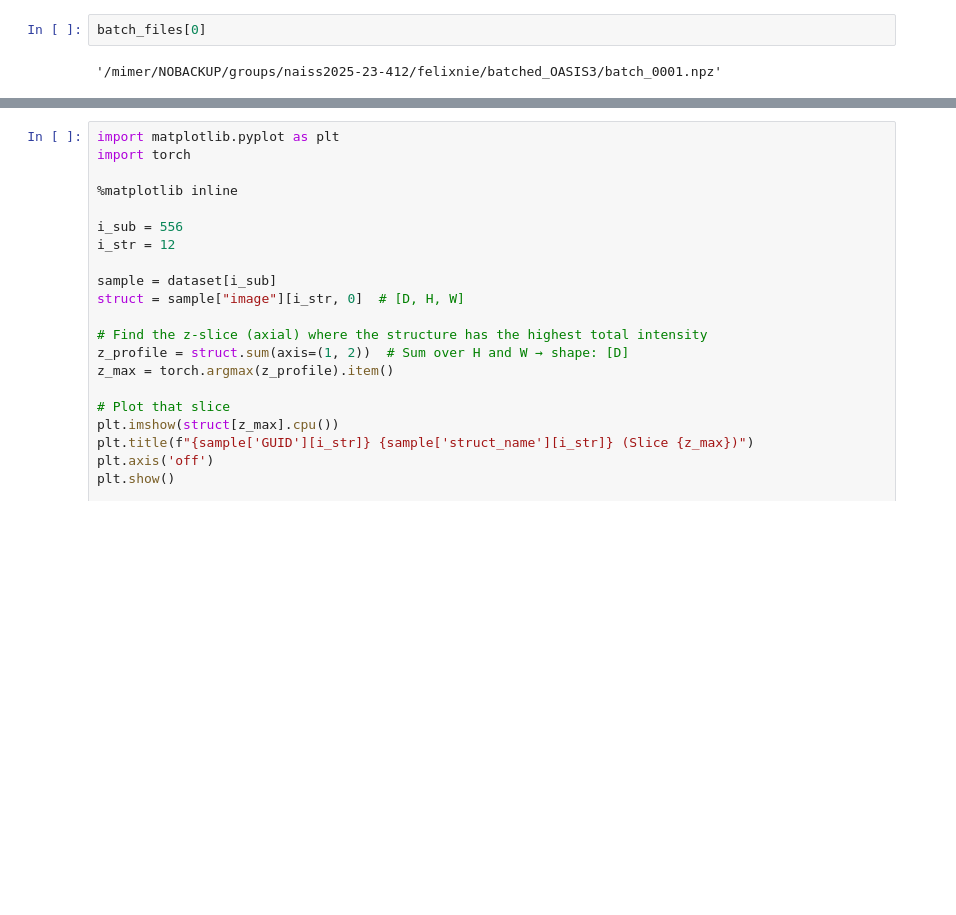
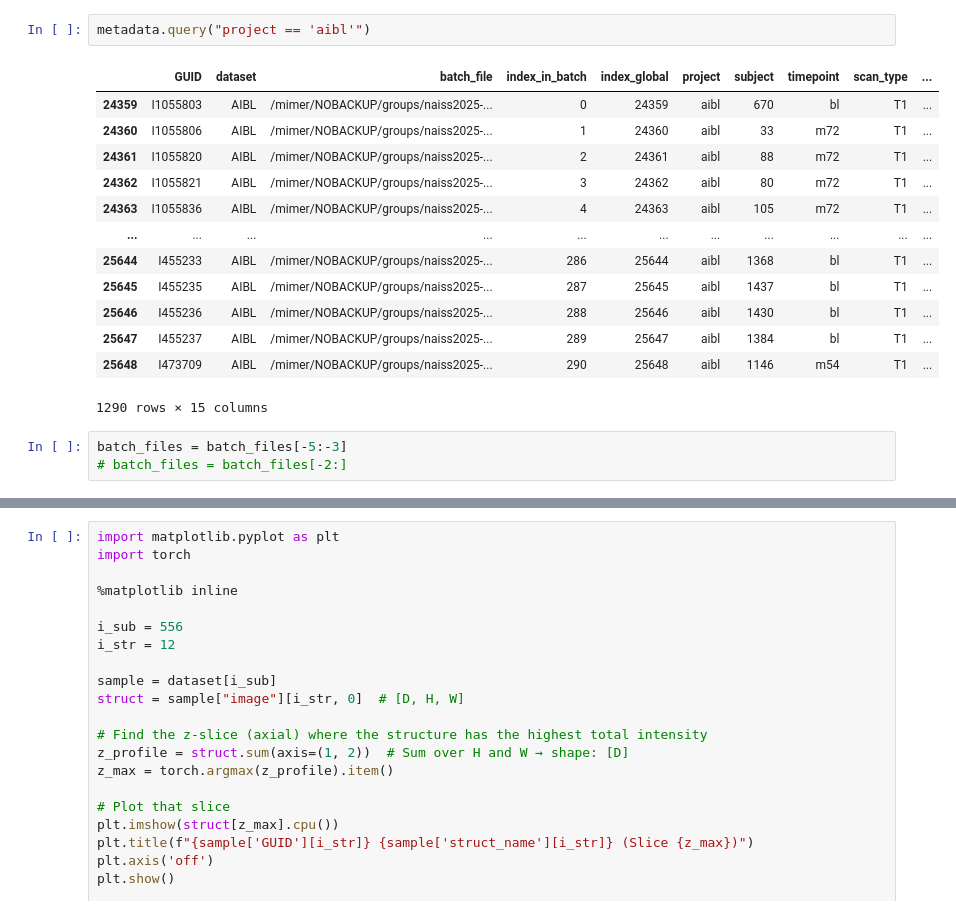
Before and after one commit to minnelab/NeuroCBIR, a Jupyter notebook: notebooks/for_testing.ipynb, the cells around one changed output, grey strips where cells are left out. Saved outputs shown, nothing was run; the diff lists cells and outputs as text; blank space fills up the shorter version.

```diff
--- a/notebooks/for_testing.ipynb
+++ b/notebooks/for_testing.ipynb
@@ -50,4 +51,19 @@ METADATA: Remaining rows: 23652
+# %%
+metadata.query("project == 'aibl'")
+# %% [output]
+|  | GUID | dataset | batch_file | index_in_batch | index_global | project | subject | timepoint | scan_type | ... |
+| 24359 | I1055803 | AIBL | /mimer/NOBACKUP/groups/naiss2025-... | 0 | 24359 | aibl | 670 | bl | T1 | ... |
+| 24360 | I1055806 | AIBL | /mimer/NOBACKUP/groups/naiss2025-... | 1 | 24360 | aibl | 33 | m72 | T1 | ... |
+| 24361 | I1055820 | AIBL | /mimer/NOBACKUP/groups/naiss2025-... | 2 | 24361 | aibl | 88 | m72 | T1 | ... |
+| 24362 | I1055821 | AIBL | /mimer/NOBACKUP/groups/naiss2025-... | 3 | 24362 | aibl | 80 | m72 | T1 | ... |
+| 24363 | I1055836 | AIBL | /mimer/NOBACKUP/groups/naiss2025-... | 4 | 24363 | aibl | 105 | m72 | T1 | ... |
+| ... | ... | ... | ... | ... | ... | ... | ... | ... | ... | ... |
+| 25644 | I455233 | AIBL | /mimer/NOBACKUP/groups/naiss2025-... | 286 | 25644 | aibl | 1368 | bl | T1 | ... |
+| 25645 | I455235 | AIBL | /mimer/NOBACKUP/groups/naiss2025-... | 287 | 25645 | aibl | 1437 | bl | T1 | ... |
+| 25646 | I455236 | AIBL | /mimer/NOBACKUP/groups/naiss2025-... | 288 | 25646 | aibl | 1430 | bl | T1 | ... |
+| 25647 | I455237 | AIBL | /mimer/NOBACKUP/groups/naiss2025-... | 289 | 25647 | aibl | 1384 | bl | T1 | ... |
+| 25648 | I473709 | AIBL | /mimer/NOBACKUP/groups/naiss2025-... | 290 | 25648 | aibl | 1146 | m54 | T1 | ... |
+1290 rows × 15 columns
 # %%
-batch_files[0]
+batch_files = batch_files[-5:-3]
+# batch_files = batch_files[-2:]
-# %% [output]
-'/mimer/NOBACKUP/groups/naiss2025-23-412/felixnie/batched_OASIS3/batch_0001.npz'
```
Also changed, not shown: parts of 22 cells of this notebook, 17 other files.
